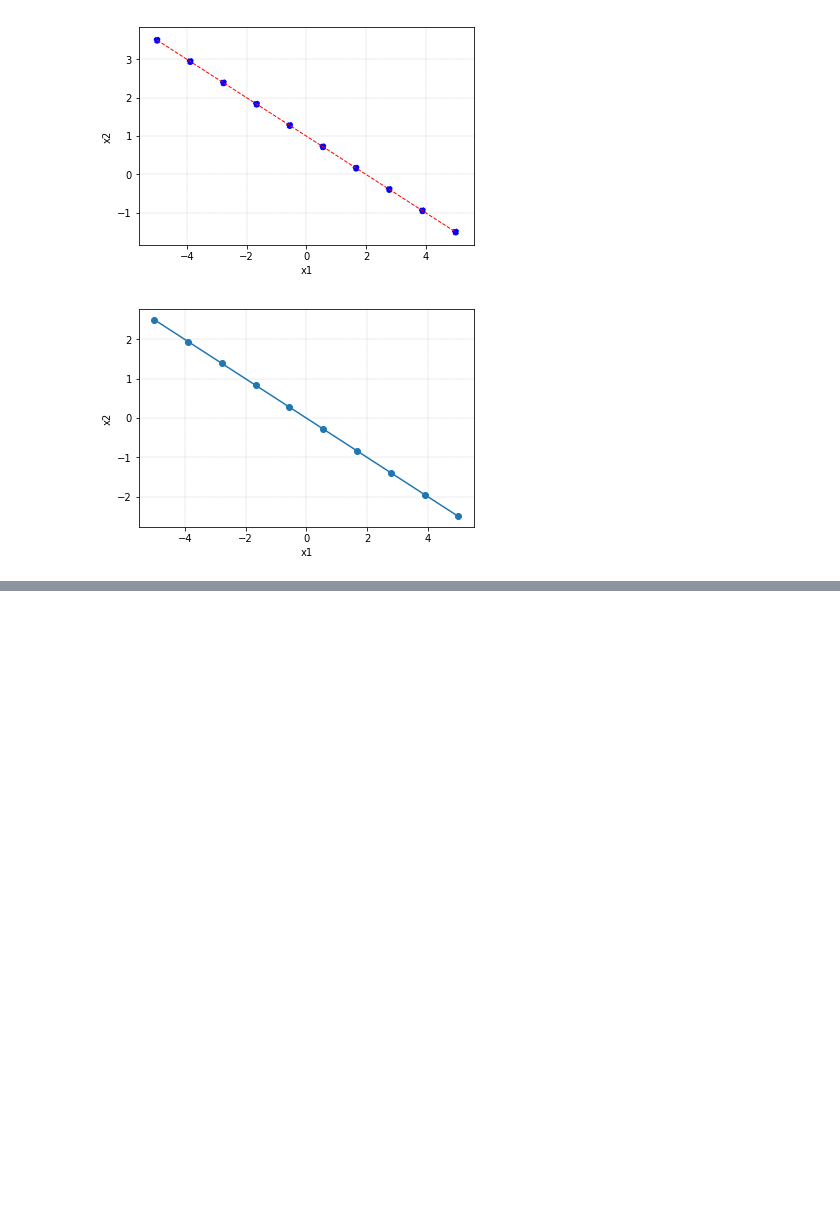
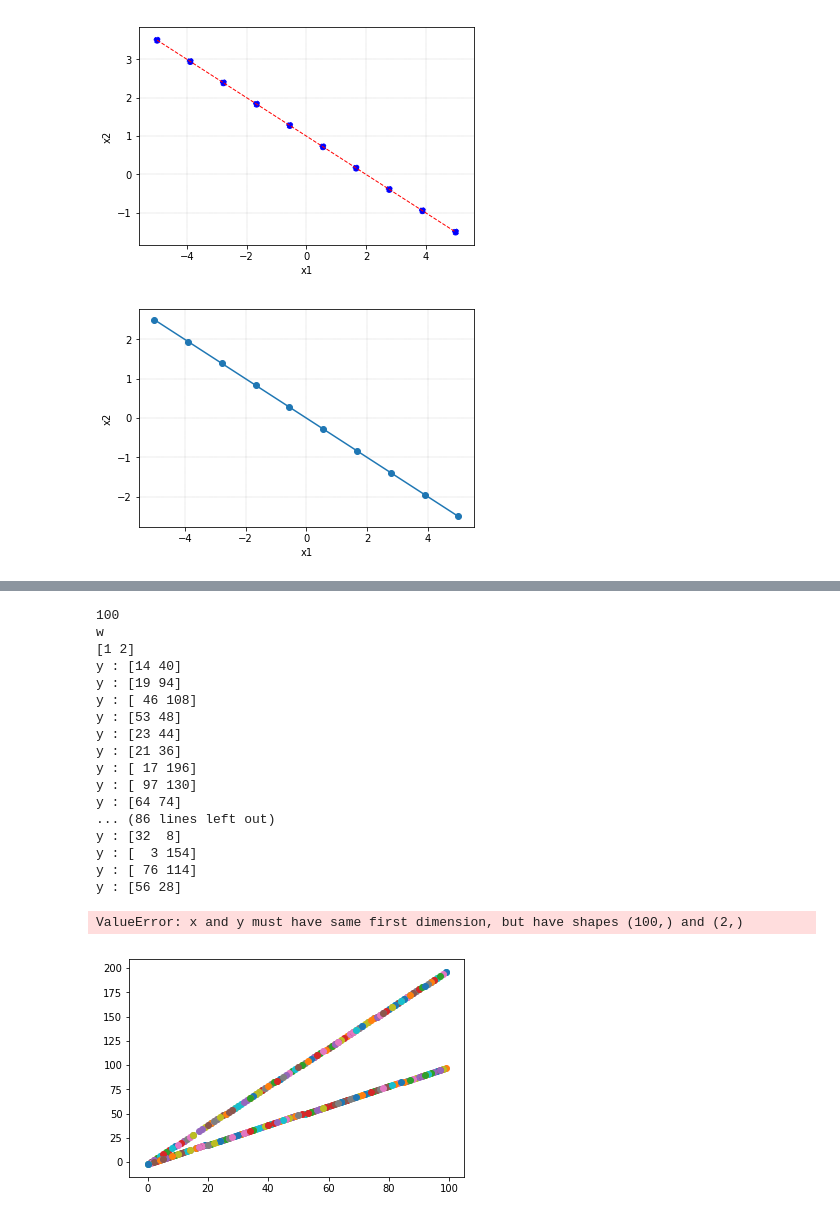
Before and after one commit to MagnetoWang/machine-learning-notes, a Jupyter notebook: 机器学习实战/模式识别课程/线性判别函数/LDA.ipynb, the cells around one changed output, grey strips where cells are left out. Cells and saved outputs as stored; diff of their text form; code cells hidden in the pictures; blank space fills up the shorter version.

```diff
--- a/机器学习实战/模式识别课程/线性判别函数/LDA.ipynb
+++ b/机器学习实战/模式识别课程/线性判别函数/LDA.ipynb
@@ -382,0 +457,50 @@ plt.show()
+# %%
+import numpy as np
+import matplotlib.pyplot as plt
+loc,scale=0,10 #均值与标准差
+#loc=0.0, scale=1.0, size=None
+range_number=100
+rarray=np.random.normal(loc,scale,range_number)
+rarray=np.arange(range_number)
+np.random.shuffle(rarray)
+matrix=rarray.reshape(range_number,1)
+print(matrix.shape[0])
+w=np.array([1,2])
+print("w")
+print(w)
+for i in range(matrix.shape[0]-1):
+    #print(i)
+    #print(rarray[i:i+2,])
+    y=np.multiply(w,rarray[i:i+2,])-2
+    #print("y : %s "%(y))
+    plt.scatter(rarray[i:i+2,],y)
+    if(i%2==0):
+        #print(i%2)
+        plt.scatter(rarray[i:i+2,],y)
+
+    #plt.plot(rarray[i:i+2,],y)
+
+
+plt.plot(rarray,y)
+plt.show()
+print(rarray)
+# %% [output]
+100
+w
+[1 2]
+y : [14 40]
+y : [19 94]
+y : [ 46 108]
+y : [53 48]
+y : [23 44]
+y : [21 36]
+y : [ 17 196]
+y : [ 97 130]
+y : [64 74]
+... (86 lines left out)
+y : [32  8]
+y : [  3 154]
+y : [ 76 114]
+y : [56 28]
+ValueError: x and y must have same first dimension, but have shapes (100,) and (2,)
+[figure, added]
```
Also changed, not shown: parts of 3 cells of this notebook, 3 other files.
